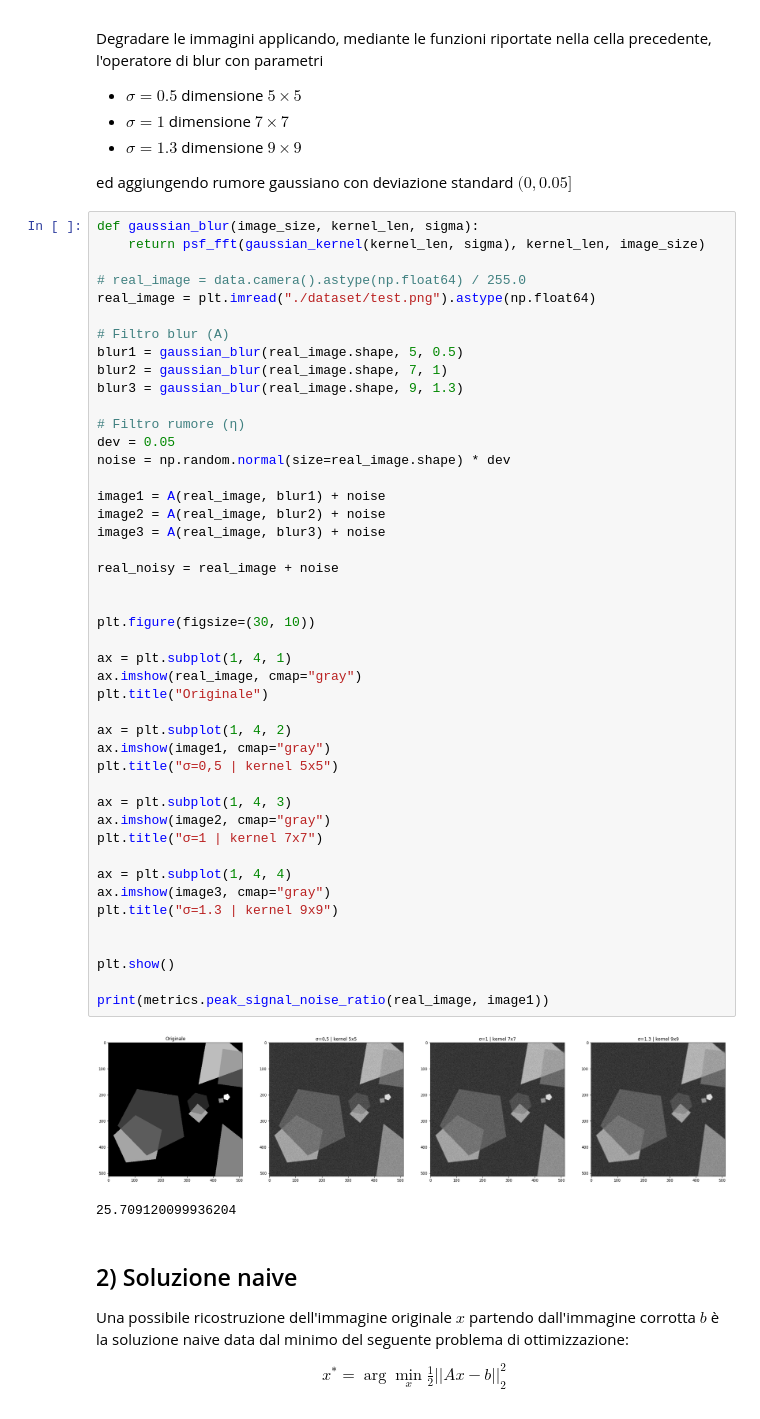
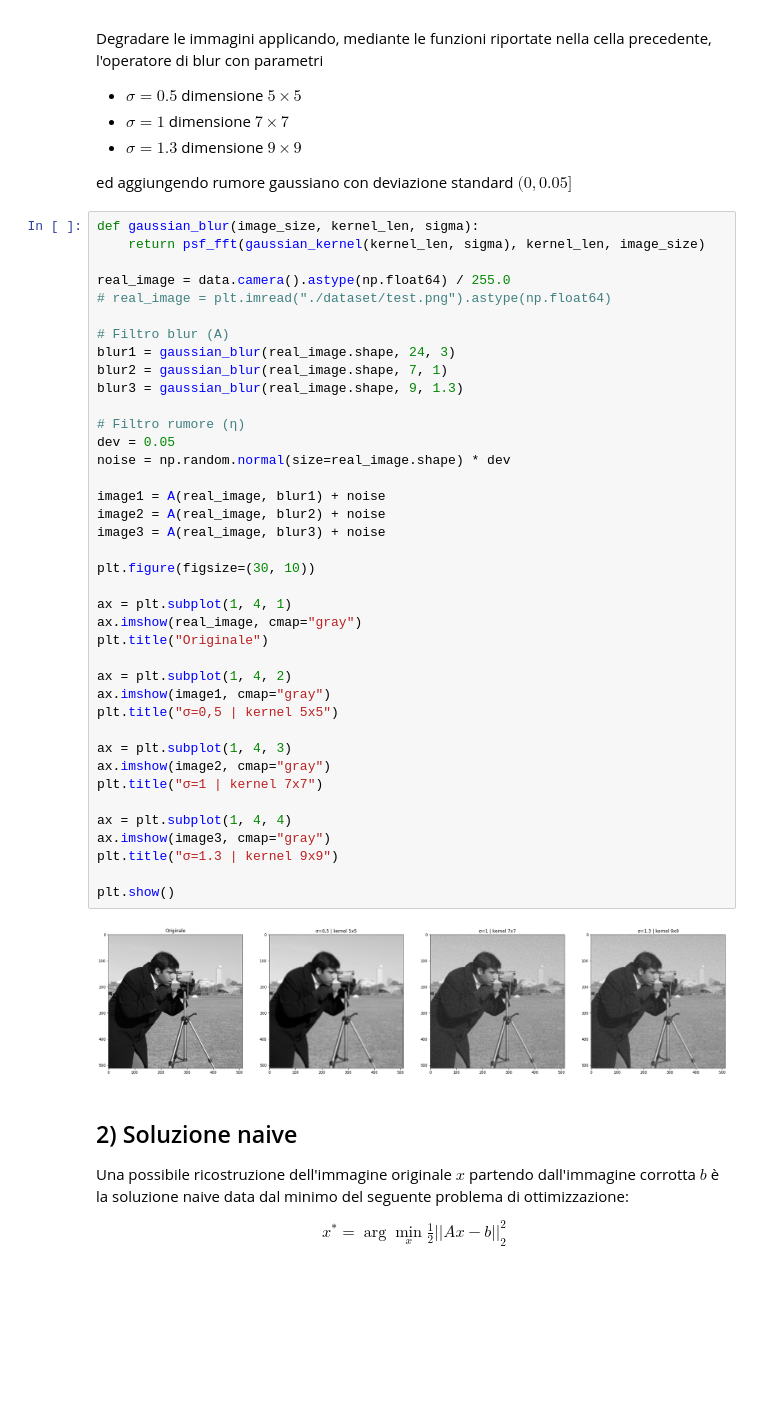
Before and after one commit to NotXia/imaging, a Jupyter notebook: progetto.ipynb, the cells around one changed output. Drawn from its saved outputs; the diff is of its cells as text; blank space fills up the shorter version.

```diff
--- a/progetto.ipynb
+++ b/progetto.ipynb
@@ -78,50 +81,43 @@ ed aggiungendo rumore gaussiano con deviazione standard $(0,0.05]$
 def gaussian_blur(image_size, kernel_len, sigma):
     return psf_fft(gaussian_kernel(kernel_len, sigma), kernel_len, image_size)
 
-# real_image = data.camera().astype(np.float64) / 255.0
-real_image = plt.imread("./dataset/test.png").astype(np.float64)
+real_image = data.camera().astype(np.float64) / 255.0
+# real_image = plt.imread("./dataset/test.png").astype(np.float64)
 
 # Filtro blur (A)
-blur1 = gaussian_blur(real_image.shape, 5, 0.5)
+blur1 = gaussian_blur(real_image.shape, 24, 3)
 blur2 = gaussian_blur(real_image.shape, 7, 1)
 blur3 = gaussian_blur(real_image.shape, 9, 1.3)
 
 # Filtro rumore (η)
 dev = 0.05
 noise = np.random.normal(size=real_image.shape) * dev
 
 image1 = A(real_image, blur1) + noise
 image2 = A(real_image, blur2) + noise
 image3 = A(real_image, blur3) + noise
-
-real_noisy = real_image + noise
-
 
 plt.figure(figsize=(30, 10))
 
 ax = plt.subplot(1, 4, 1)
 ax.imshow(real_image, cmap="gray")
 plt.title("Originale")
 
 ax = plt.subplot(1, 4, 2)
 ax.imshow(image1, cmap="gray")
 plt.title("σ=0,5 | kernel 5x5")
 
 ax = plt.subplot(1, 4, 3)
 ax.imshow(image2, cmap="gray")
 plt.title("σ=1 | kernel 7x7")
 
 ax = plt.subplot(1, 4, 4)
 ax.imshow(image3, cmap="gray")
 plt.title("σ=1.3 | kernel 9x9")
 
-
 plt.show()
-
-print(metrics.peak_signal_noise_ratio(real_image, image1))
 # %% [output]
-[figure, old version]
+[figure, new version]
-25.709120099936204
 # %% [markdown]
 ## 2) Soluzione naive
 
```
Also changed, not shown: parts of 31 cells of this notebook, 18 other files.
